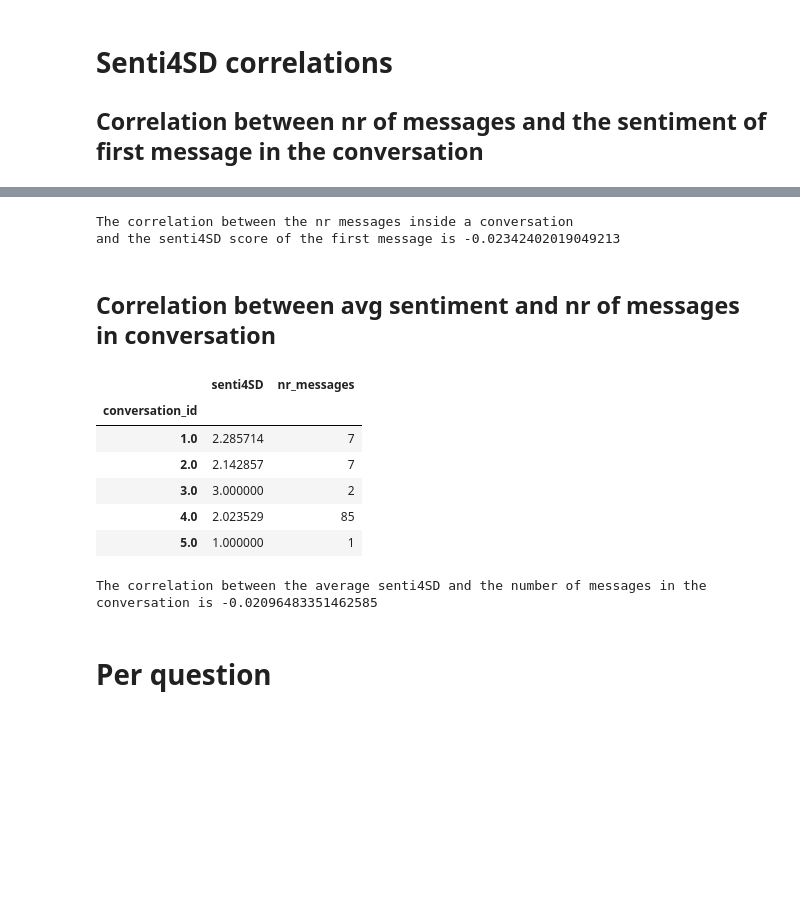
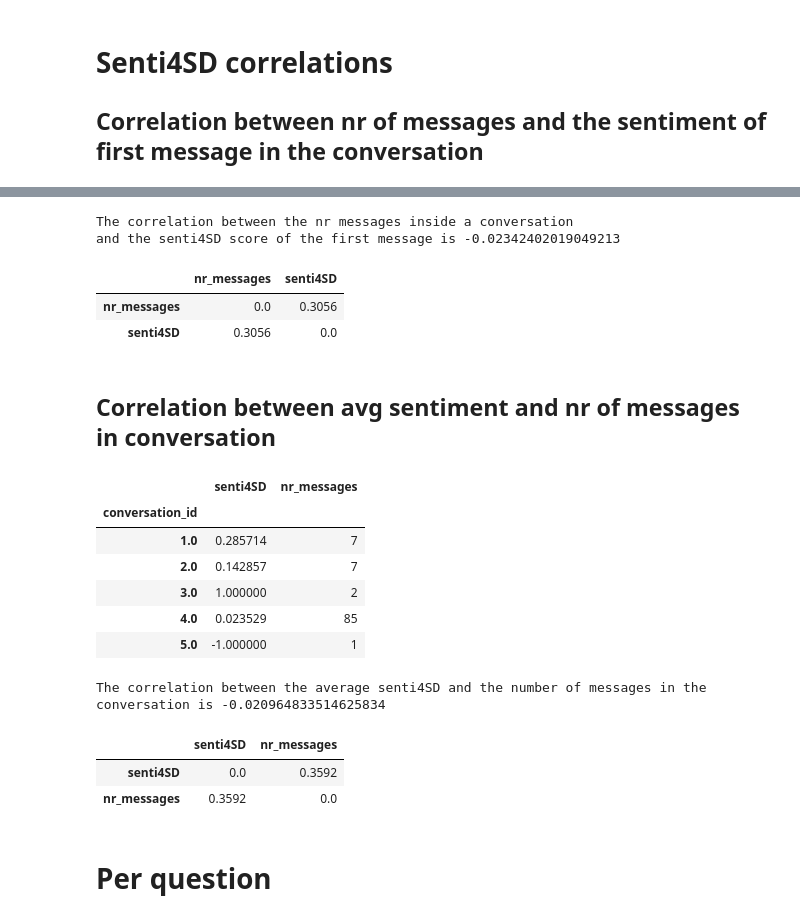
Before and after one commit to Tomgroot/empiricalSE, a Jupyter notebook: SentiScore.ipynb, the cells around one changed output, grey strips where cells are left out. Cells and saved outputs as stored; diff of their text form; code cells hidden in the pictures; blank space fills up the shorter version.

```diff
--- a/SentiScore.ipynb
+++ b/SentiScore.ipynb
@@ -178,33 +201,44 @@ SD_conv_text_df.head()
 | 3.0 | 2 | 2020-08-01T01:27:32.834000 | Treysen | The built in proxy stuff is nice | 1 |
 | 4.0 | 85 | 2020-08-01T02:00:57.155000 | Josselin | probably | 0 |
 | 5.0 | 1 | 2020-08-01T03:17:19.489000 | Maiana | i've codegened > 600 go files tha... | -1 |
-# %%
-corr=SD_conv_text_df['nr_messages'].corr(SD_conv_text_df['senti4SD'])
-print(f"The correlation between the nr messages inside a conversation \nand the senti4SD score of the first message is {corr}")
-# %% [output]
-The correlation between the nr messages inside a conversation
-and the senti4SD score of the first message is -0.02342402019049213
-# %% [markdown]
-## Correlation between avg sentiment and nr of messages in conversation
+# %%
+corr=SD_conv_text_df['nr_messages'].corr(SD_conv_text_df['senti4SD'])
+print(f"The correlation between the nr messages inside a conversation \nand the senti4SD score of the first message is {corr}")
+# %% [output]
+The correlation between the nr messages inside a conversation
+and the senti4SD score of the first message is -0.02342402019049213
+# %%
+calculate_pvalues(SD_conv_text_df[['nr_messages','senti4SD']])
+# %% [output]
+|  | nr_messages | senti4SD |
+| nr_messages | 0.0 | 0.3056 |
+| senti4SD | 0.3056 | 0.0 |
+# %% [markdown]
+## Correlation between avg sentiment and nr of messages in conversation
 # %%
 avg_4sd_df = senti4SD_df.copy()
-avg_4sd_df['senti4SD'] += 2 # Plus two otherwise one 0 in the conversation will directly lead to a mean of 0
 avg_4sd_df = avg_4sd_df.groupby('conversation_id').mean()
 avg_4sd_df['nr_messages'] = response_df
 avg_4sd_df.head()
 # %% [output]
 |  | senti4SD | nr_messages |
 | conversation_id |  |  |
-| 1.0 | 2.285714 | 7 |
-| 2.0 | 2.142857 | 7 |
-| 3.0 | 3.000000 | 2 |
-| 4.0 | 2.023529 | 85 |
-| 5.0 | 1.000000 | 1 |
+| 1.0 | 0.285714 | 7 |
+| 2.0 | 0.142857 | 7 |
+| 3.0 | 1.000000 | 2 |
+| 4.0 | 0.023529 | 85 |
+| 5.0 | -1.000000 | 1 |
-# %%
-corr=avg_4sd_df['nr_messages'].corr(avg_4sd_df['senti4SD'])
-print(f"The correlation between the average senti4SD and the number of messages in the conversation is {corr}")
-# %% [output]
-The correlation between the average senti4SD and the number of messages in the conversation is -0.02096483351462585
+# %%
+corr=avg_4sd_df['nr_messages'].corr(avg_4sd_df['senti4SD'])
+print(f"The correlation between the average senti4SD and the number of messages in the conversation is {corr}")
+# %% [output]
+The correlation between the average senti4SD and the number of messages in the conversation is -0.020964833514625834
+# %%
+calculate_pvalues(avg_4sd_df)
+# %% [output]
+|  | senti4SD | nr_messages |
+| senti4SD | 0.0 | 0.3592 |
+| nr_messages | 0.3592 | 0.0 |
 # %% [markdown]
 # Per question
 # %%
```
Also changed, not shown: parts of 10 cells of this notebook.
